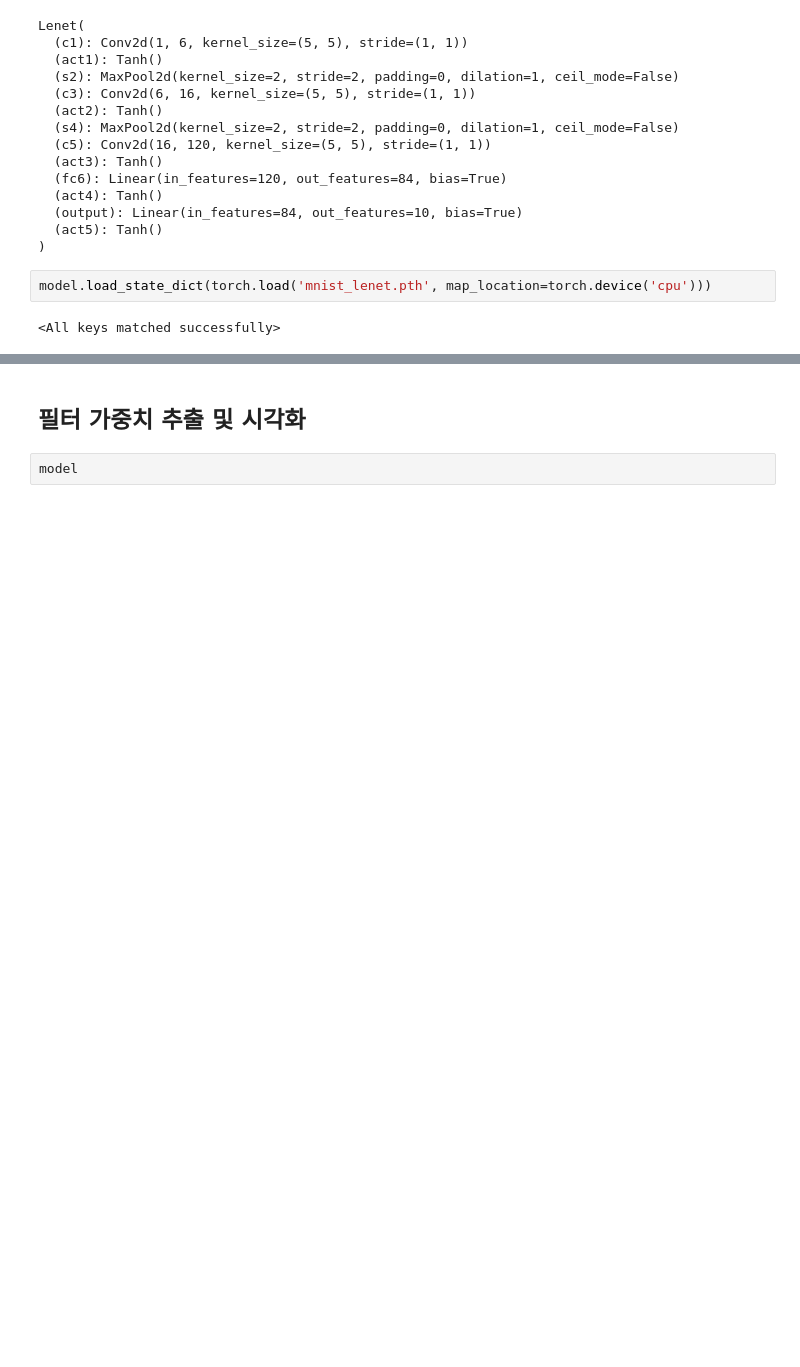
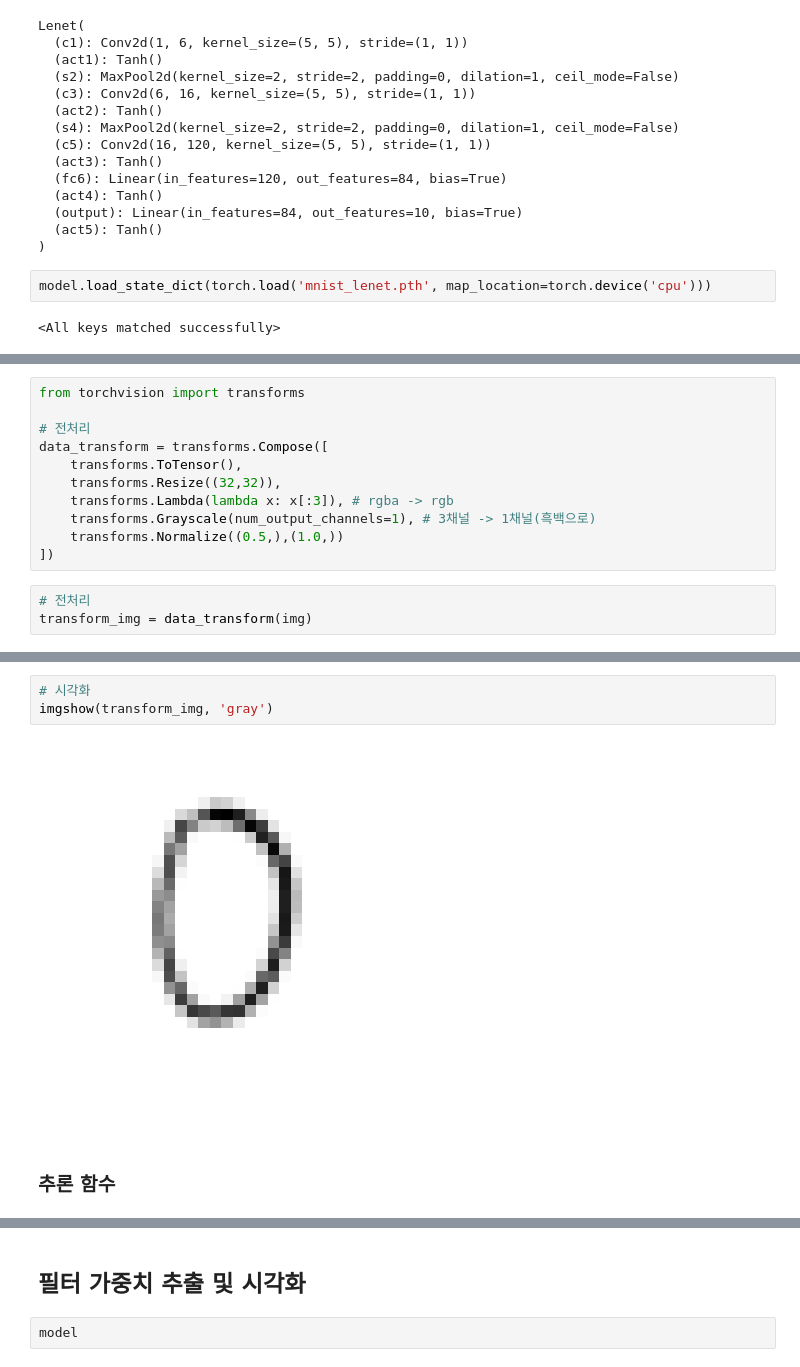
Before and after one commit to stonegyoung/Pytorch_Study, a Jupyter notebook: lenet_구현+MNIST.ipynb, the cells around one changed output, grey strips where cells are left out. Cells and saved outputs as stored; diff of their text form; blank space fills up the shorter version.

```diff
--- a/lenet_구현+MNIST.ipynb
+++ b/lenet_구현+MNIST.ipynb
@@ -340,0 +377,14 @@ model.load_state_dict(torch.load('mnist_lenet.pth', map_location=torch.device('c
+# %%
+from torchvision import transforms
+
+# 전처리
+data_transform = transforms.Compose([
+    transforms.ToTensor(),
+    transforms.Resize((32,32)),
+    transforms.Lambda(lambda x: x[:3]), # rgba -> rgb
+    transforms.Grayscale(num_output_channels=1), # 3채널 -> 1채널(흑백으로)
+    transforms.Normalize((0.5,),(1.0,))
+])
+# %%
+# 전처리
+transform_img = data_transform(img)
@@ -340,0 +395,7 @@ model.load_state_dict(torch.load('mnist_lenet.pth', map_location=torch.device('c
+# %%
+# 시각화
+imgshow(transform_img, 'gray')
+# %% [output]
+[figure, added]
+# %% [markdown]
+### 추론 함수
```
Also changed, not shown: parts of 10 cells of this notebook, 2 other files.
